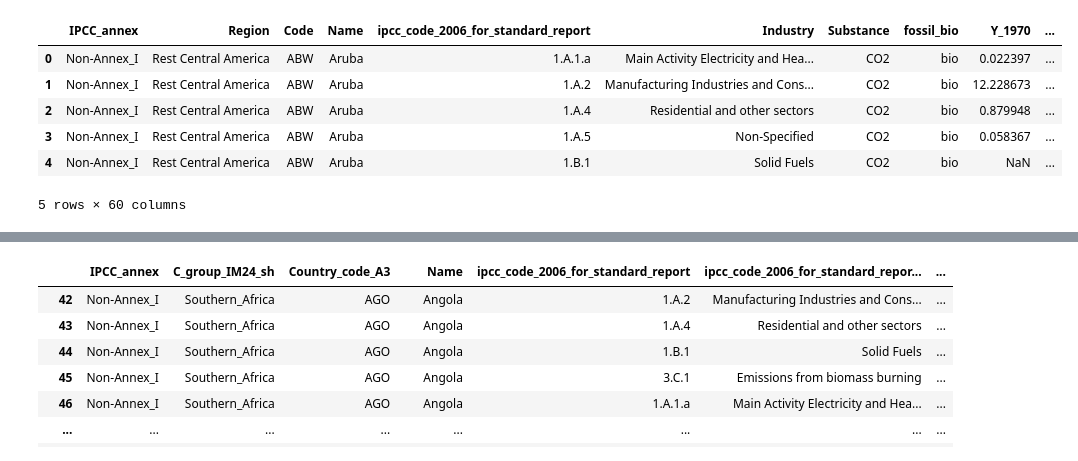
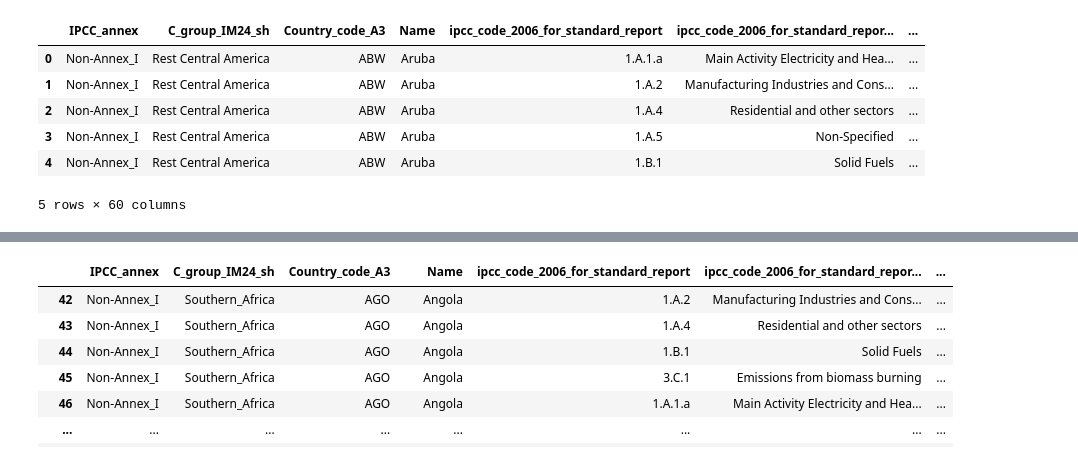
Before and after one commit to OlumideOlaoye/Predicting-Climate-Change-and-Impacts-in-Africa, a Jupyter notebook: climate_change_and_impacts_in_africa_project.ipynb, the cells around one changed output, grey strips where cells are left out. Cells and saved outputs as stored; diff of their text form; code cells hidden in the pictures.

```diff
--- a/climate_change_and_impacts_in_africa_project.ipynb
+++ b/climate_change_and_impacts_in_africa_project.ipynb
@@ -124,19 +114,17 @@ temperatures = pd.read_csv('temperatures.csv')
 # %%
 # Load the datasets with the sheet name argumment correctly stated
 datasets = pd.read_excel('IEA_EDGAR_CO2_1970-2021.xlsx', sheet_name = 'IPCC 2006', skiprows = 10)
 # Convert the dictionary object to a dataframe
 datasets = pd.DataFrame(datasets)
-# Rename appropriate columns
-datasets = datasets.rename(columns={'C_group_IM24_sh': 'Region', 'Country_code_A3': 'Code', 'ipcc_code_2006_for_standard_report_name': 'Industry'})
-# Assign to df
-df = datasets
+# Assign to df1
+df1 = datasets
 # View the datasets
-df.head()
+df1.head()
 # %% [output]
-|  | IPCC_annex | Region | Code | Name | ipcc_code_2006_for_standard_report | Industry | Substance | fossil_bio | Y_1970 | ... |
-| 0 | Non-Annex_I | Rest Central America | ABW | Aruba | 1.A.1.a | Main Activity Electricity and Hea... | CO2 | bio | 0.022397 | ... |
-| 1 | Non-Annex_I | Rest Central America | ABW | Aruba | 1.A.2 | Manufacturing Industries and Cons... | CO2 | bio | 12.228673 | ... |
-| 2 | Non-Annex_I | Rest Central America | ABW | Aruba | 1.A.4 | Residential and other sectors | CO2 | bio | 0.879948 | ... |
-| 3 | Non-Annex_I | Rest Central America | ABW | Aruba | 1.A.5 | Non-Specified | CO2 | bio | 0.058367 | ... |
-| 4 | Non-Annex_I | Rest Central America | ABW | Aruba | 1.B.1 | Solid Fuels | CO2 | bio | NaN | ... |
+|  | IPCC_annex | C_group_IM24_sh | Country_code_A3 | Name | ipcc_code_2006_for_standard_report | ipcc_code_2006_for_standard_repor... | ... |
+| 0 | Non-Annex_I | Rest Central America | ABW | Aruba | 1.A.1.a | Main Activity Electricity and Hea... | ... |
+| 1 | Non-Annex_I | Rest Central America | ABW | Aruba | 1.A.2 | Manufacturing Industries and Cons... | ... |
+| 2 | Non-Annex_I | Rest Central America | ABW | Aruba | 1.A.4 | Residential and other sectors | ... |
+| 3 | Non-Annex_I | Rest Central America | ABW | Aruba | 1.A.5 | Non-Specified | ... |
+| 4 | Non-Annex_I | Rest Central America | ABW | Aruba | 1.B.1 | Solid Fuels | ... |
 5 rows × 60 columns
```
Also changed, not shown: parts of 75 cells of this notebook.
